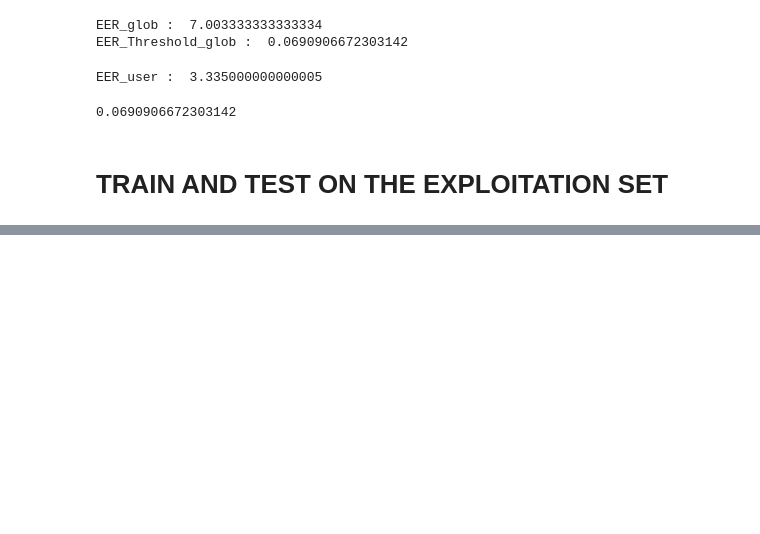
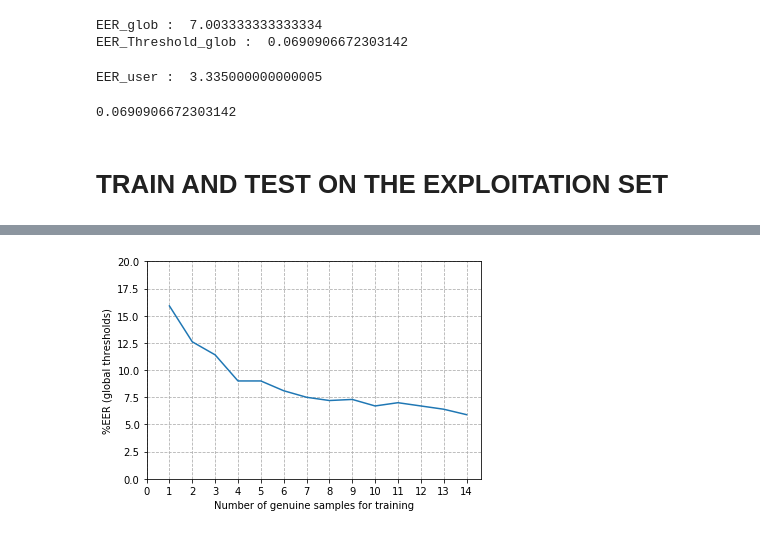
Before and after one commit to gonultasbu/sigver_v2, a Jupyter notebook: wd/rbf_bmgnet_4k_sample_sweep.ipynb, the cells around one changed output, grey strips where cells are left out. Drawn from its saved outputs; the diff is of its cells as text; code cells hidden in the pictures; blank space fills up the shorter version.

```diff
--- a/wd/rbf_bmgnet_4k_sample_sweep.ipynb
+++ b/wd/rbf_bmgnet_4k_sample_sweep.ipynb
@@ -120,12 +121,16 @@ print(glob_th)
 # %% [markdown]
 # TRAIN AND TEST ON THE EXPLOITATION SET
 # %%
+FRR_list = []
+FARskilled_list = []
+EERglob_list = []
+EERuser_list = []
 exp_user_ids = exp_user_ids[0:100]
-for inverse_sample_count in np.arange(0,12):
+for inverse_sample_count in np.arange(0,14):
     test_gens_preds = []
     test_fakes_preds = []
 
-    train_idx, test_idx = train_test_split(np.arange(1,25), train_size=0.5)
+    train_idx, test_idx = train_test_split(np.arange(1,25), train_size=0.584)
     exp_df = data_f.loc[data_f['user_id'].isin(exp_user_ids)]
     exp_vf = visual_f.loc[exp_df.index]
     exp_df_gen = exp_df.loc[exp_df['fakeness']==0]
@@ -154,9 +159,11 @@ for inverse_sample_count in np.arange(0,12):
         test_gens_preds.append(clf.decision_function(X_valid_g))
     flat_test_fakes_preds = np.expand_dims(np.array([item for sublist in test_fakes_preds for item in sublist]),axis=1)
     flat_test_gens_preds = np.expand_dims(np.array([item for sublist in test_gens_preds for item in sublist]),axis=1)
-    print("____At the EER threshold decided on the Validation set at ", 12-inverse_sample_count, " samples____")
-    print("FRR at", 12-inverse_sample_count, 'samples:',(1-len(flat_test_gens_preds[flat_test_gens_preds>=glob_th])/len(flat_test_gens_preds))*100)
-    print("FARskilled at", 12-inverse_sample_count, 'samples:',(1-len(flat_test_fakes_preds[flat_test_fakes_preds<glob_th])/len(flat_test_fakes_preds))*100)
+    print("____At the EER threshold decided on the Validation set at ", 14-inverse_sample_count, " samples____")
+    print("FRR at", 14-inverse_sample_count, 'samples:',(1-len(flat_test_gens_preds[flat_test_gens_preds>=glob_th])/len(flat_test_gens_preds))*100)
+    FRR_list.append((1-len(flat_test_gens_preds[flat_test_gens_preds>=glob_th])/len(flat_test_gens_preds))*100)
+    print("FARskilled at", 14-inverse_sample_count, 'samples:',(1-len(flat_test_fakes_preds[flat_test_fakes_preds<glob_th])/len(flat_test_fakes_preds))*100)
+    FARskilled_list.append((1-len(flat_test_fakes_preds[flat_test_fakes_preds<glob_th])/len(flat_test_fakes_preds))*100)
     all_test_preds = np.vstack((flat_test_fakes_preds,flat_test_gens_preds))
     all_test_labels = np.vstack((np.zeros((flat_test_fakes_preds.shape[0],1)),np.ones((flat_test_gens_preds.shape[0],1))))
 
@@ -164,7 +171,8 @@ for inverse_sample_count in np.arange(0,12):
     fnr = 1 - tpr
     EER = fpr[np.nanargmin(np.absolute((fnr - fpr)))]
     eer_th = threshold[np.nanargmin(np.absolute((fnr - fpr)))]
-    print('EER_glob for test set at', 12-inverse_sample_count, 'samples:', EER*100,'\nEER_Threshold_glob for test set at', 12-inverse_sample_count, 'samples:', eer_th)
+    print('EER_glob for test set at', 14-inverse_sample_count, 'samples:', EER*100,'\nEER_Threshold_glob for test set at', 14-inverse_sample_count, 'samples:', eer_th)
+    EERglob_list.append(EER*100)
     assert len(test_fakes_preds)==len(test_gens_preds)
     EER_accum=0
     for idx,val in enumerate(test_fakes_preds):
@@ -177,5 +185,6 @@ for inverse_sample_count in np.arange(0,12):
         EER = fpr[np.nanargmin(np.absolute((fnr - fpr)))]
         EER_accum += EER
 
-    print('EER_user for test set at', 12-inverse_sample_count, 'samples:', (EER_accum*100)/len(test_fakes_preds))
+    print('EER_user for test set at', 14-inverse_sample_count, 'samples:', (EER_accum*100)/len(test_fakes_preds))
+    EERuser_list.append((EER_accum*100)/len(test_fakes_preds))
 # %% [output]
@@ -187,0 +347,3 @@ EER_user for test set at 12 samples: 2.600000000000001
+# %%
+if EERglob_list[-1] != np.nan: EERglob_list.append(np.nan)
+EERglob_list
@@ -187,0 +366,10 @@ EER_user for test set at 12 samples: 2.600000000000001
+# %%
+plt.plot(EERglob_list[::-1])
+plt.ylim(0,20)
+plt.ylabel('%EER (global thresholds)')
+plt.xlabel('Number of genuine samples for training')
+plt.xticks(np.arange(0, len(EERglob_list)))
+plt.grid('on', linestyle='--')
+plt.show()
+# %% [output]
+[figure, added]
```
Also changed, not shown: parts of 10 cells of this notebook, 2 other files.
